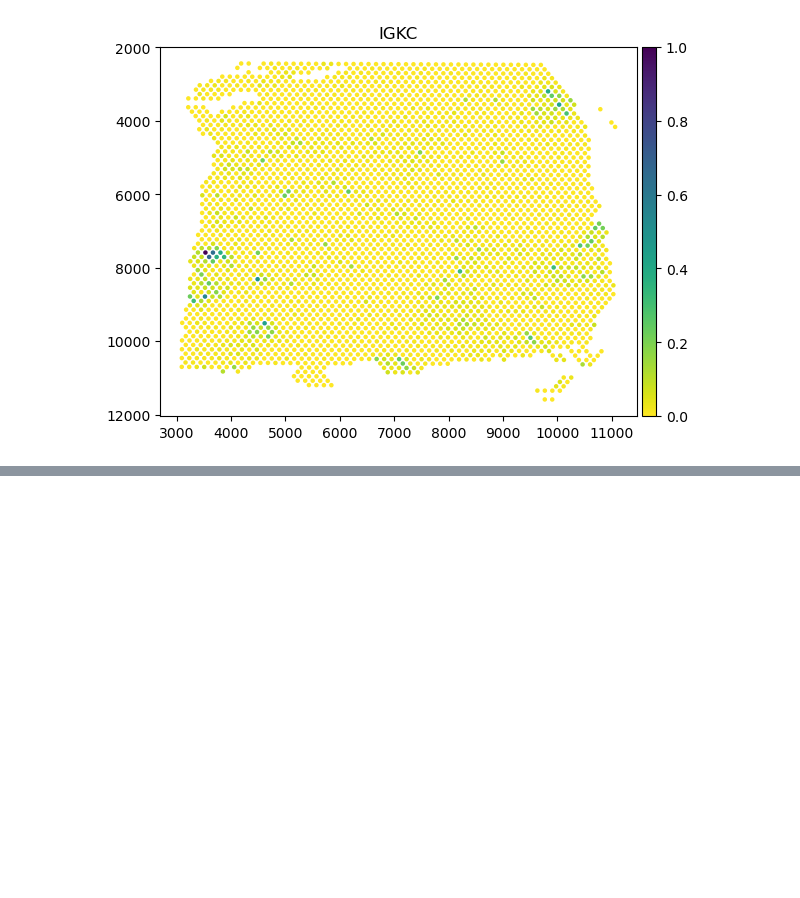
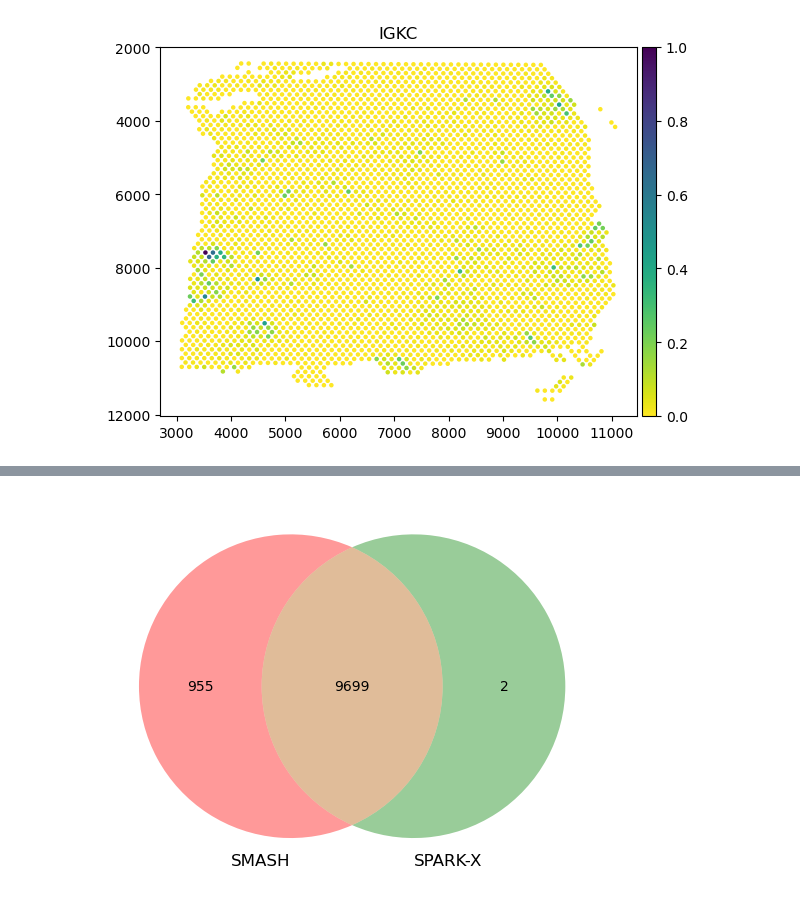
Before and after one commit to sealx017/SMASH-package, a Jupyter notebook: Human_DLPFC_Visium_analysis.ipynb, the cells around one changed output, grey strips where cells are left out. Drawn from its saved outputs; the diff is of its cells as text; code cells hidden in the pictures; blank space fills up the shorter version.

```diff
--- a/Human_DLPFC_Visium_analysis.ipynb
+++ b/Human_DLPFC_Visium_analysis.ipynb
@@ -96,9 +101,9 @@ SMASH_pvals.head()
 
 We check how many genes are detcted to be SVGs at FWER = 0.05, and extract their names.
 # %%
-SVGS = SMASH_pvals[SMASH_pvals['Adjusted p-val'] < 0.05]
-print(SVGS)
-print({'# detected SVGs ': SVGS.shape[0]})
+SVGS_SMASH = SMASH_pvals[SMASH_pvals['Adjusted p-val'] < 0.05]
+print(SVGS_SMASH)
+print({'# detected SVGs ': SVGS_SMASH.shape[0]})
 # %% [output]
              Gene   p-val Adjusted p-val
 1           NOC2L 3.3e-36        1.3e-34
@@ -157,0 +167,12 @@ SMASH.Expression_plot(Data, Gene_name, s = 5, cmap = 'viridis_r') # Displaying t
+# %%
+SPARKX_pvals = Run_method['SPARK-X']
+SPARKX_pvals['Adjusted p-val'] = multipletests(SPARKX_pvals['p-val'], alpha=0.01, method='fdr_by')[1]
+SVGS_SPARKX = SPARKX_pvals[SPARKX_pvals['Adjusted p-val'] < 0.01]
+intersection_length = len(np.intersect1d(SVGS_SMASH['Gene'].values, SVGS_SPARKX['Gene'].values))
+SMASH_unique_length = len(SVGS_SMASH['Gene']) - intersection_length
+SPARKX_unique_length = len(SVGS_SPARKX['Gene']) - intersection_length
+venn2_unweighted(subsets = (SMASH_unique_length, SPARKX_unique_length,
+                            intersection_length), set_labels = ('SMASH', 'SPARK-X'))
+plt.show()
+# %% [output]
+[figure, added]
```
Also changed, not shown: parts of 3 cells of this notebook, 2 other files.
